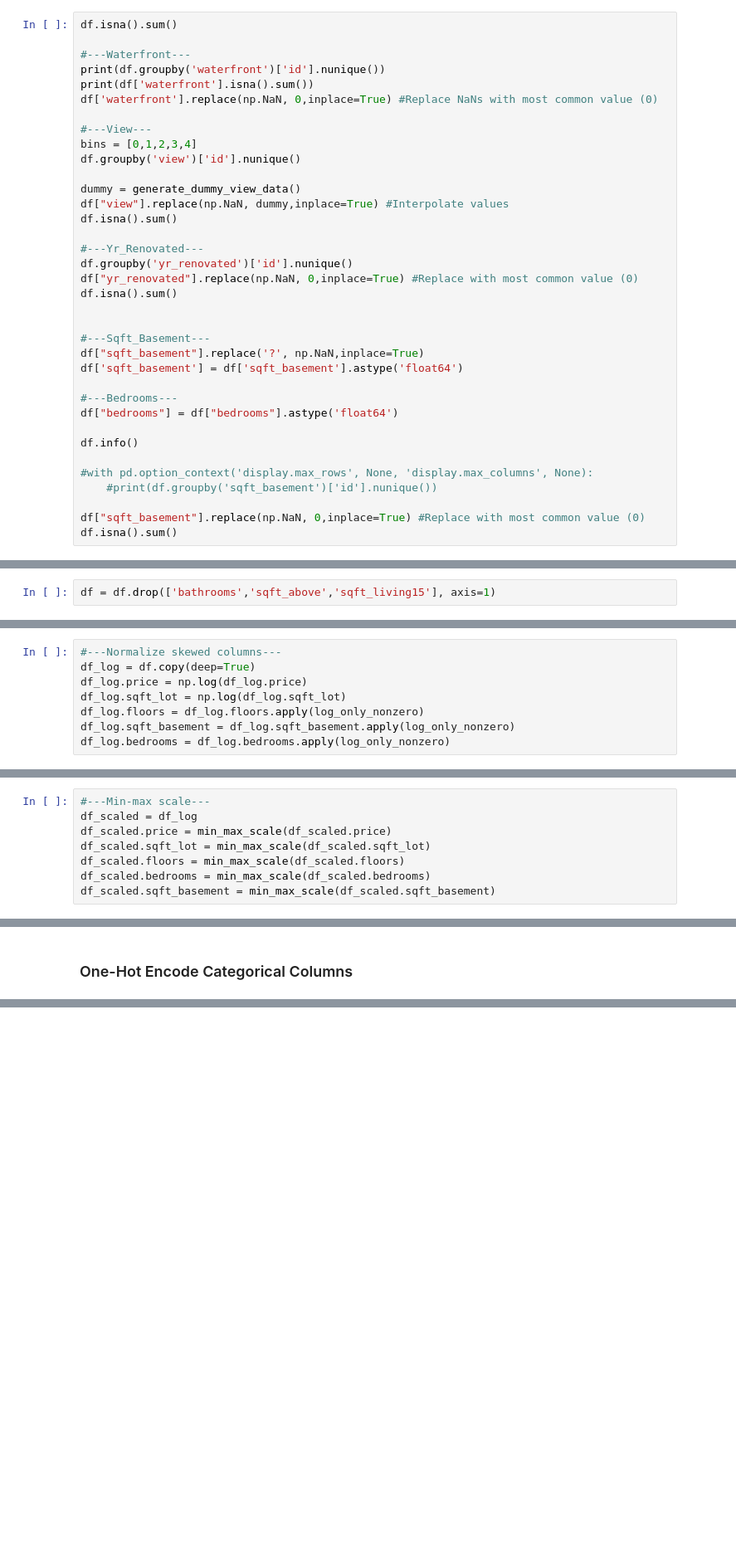
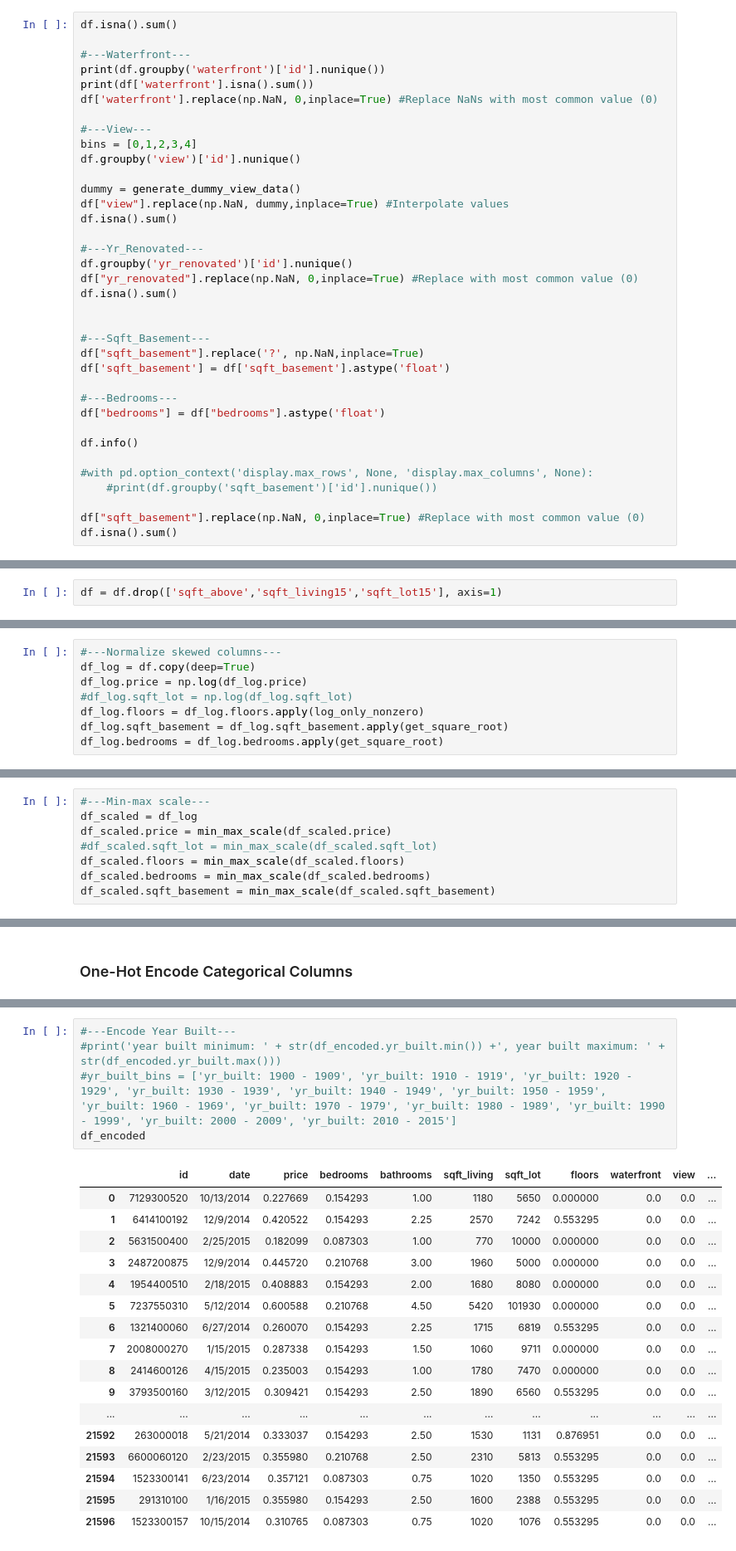
Before and after one commit to jsavory-94/dsc-1-final-project-online-ds-pt-021119, a Jupyter notebook: student.ipynb, the cells around one changed output, grey strips where cells are left out. Shown: that part at 83% size. Cells and saved outputs as stored; diff of their text form; blank space fills up the shorter version.

```diff
--- a/student.ipynb
+++ b/student.ipynb
@@ -96,10 +139,10 @@ df.isna().sum()
 
 #---Sqft_Basement---
 df["sqft_basement"].replace('?', np.NaN,inplace=True)
-df['sqft_basement'] = df['sqft_basement'].astype('float64')
+df['sqft_basement'] = df['sqft_basement'].astype('float')
 
 #---Bedrooms---
-df["bedrooms"] = df["bedrooms"].astype('float64')
+df["bedrooms"] = df["bedrooms"].astype('float')
 
 df.info()
 
@@ -198,7 +241,7 @@ It is intuitive that squarefoot living space is highly correlated with bathrooms
 
 Because bathrooms and squarefoot space are the variables dependent on squarefoot living they will be dropped. The squarefoot living space from 2015 will also be dropped because I'm assuming that the dataset's squarefoot living space variable that doesn't specify year is the most recent and therefore most relevant.
 # %%
-df = df.drop(['bathrooms','sqft_above','sqft_living15'], axis=1)
+df = df.drop(['sqft_above','sqft_living15','sqft_lot15'], axis=1)
 # %% [markdown]
 ### Normalize, Feature Scale Data
 # %%
@@ -224,10 +267,10 @@ floors_plot #Floors data is positively skewed
 #---Normalize skewed columns---
 df_log = df.copy(deep=True)
 df_log.price = np.log(df_log.price)
-df_log.sqft_lot = np.log(df_log.sqft_lot)
+#df_log.sqft_lot = np.log(df_log.sqft_lot)
 df_log.floors = df_log.floors.apply(log_only_nonzero)
-df_log.sqft_basement = df_log.sqft_basement.apply(log_only_nonzero)
-df_log.bedrooms = df_log.bedrooms.apply(log_only_nonzero)
+df_log.sqft_basement = df_log.sqft_basement.apply(get_square_root)
+df_log.bedrooms = df_log.bedrooms.apply(get_square_root)
 # %%
 #---Check if successfully normalized---
 #df_log.price.hist() #yes
@@ -239,7 +282,7 @@ df_log.bedrooms = df_log.bedrooms.apply(log_only_nonzero)
 #---Min-max scale---
 df_scaled = df_log
 df_scaled.price = min_max_scale(df_scaled.price)
-df_scaled.sqft_lot = min_max_scale(df_scaled.sqft_lot)
+#df_scaled.sqft_lot = min_max_scale(df_scaled.sqft_lot)
 df_scaled.floors = min_max_scale(df_scaled.floors)
 df_scaled.bedrooms = min_max_scale(df_scaled.bedrooms)
 df_scaled.sqft_basement = min_max_scale(df_scaled.sqft_basement)
@@ -254,0 +358,23 @@ df_scaled.sqft_lot.hist()
+# %%
+#---Encode Year Built---
+#print('year built minimum: ' + str(df_encoded.yr_built.min()) +', year built maximum: ' + str(df_encoded.yr_built.max()))
+#yr_built_bins = ['yr_built: 1900 - 1909', 'yr_built: 1910 - 1919', 'yr_built: 1920 - 1929', 'yr_built: 1930 - 1939', 'yr_built: 1940 - 1949', 'yr_built: 1950 - 1959', 'yr_built: 1960 - 1969', 'yr_built: 1970 - 1979', 'yr_built: 1980 - 1989', 'yr_built: 1990 - 1999', 'yr_built: 2000 - 2009', 'yr_built: 2010 - 2015']
+df_encoded
+# %% [output]
+|  | id | date | price | bedrooms | bathrooms | sqft_living | sqft_lot | floors | waterfront | view | ... |
+| 0 | 7129300520 | 10/13/2014 | 0.227669 | 0.154293 | 1.00 | 1180 | 5650 | 0.000000 | 0.0 | 0.0 | ... |
+| 1 | 6414100192 | 12/9/2014 | 0.420522 | 0.154293 | 2.25 | 2570 | 7242 | 0.553295 | 0.0 | 0.0 | ... |
+| 2 | 5631500400 | 2/25/2015 | 0.182099 | 0.087303 | 1.00 | 770 | 10000 | 0.000000 | 0.0 | 0.0 | ... |
+| 3 | 2487200875 | 12/9/2014 | 0.445720 | 0.210768 | 3.00 | 1960 | 5000 | 0.000000 | 0.0 | 0.0 | ... |
+| 4 | 1954400510 | 2/18/2015 | 0.408883 | 0.154293 | 2.00 | 1680 | 8080 | 0.000000 | 0.0 | 0.0 | ... |
+| 5 | 7237550310 | 5/12/2014 | 0.600588 | 0.210768 | 4.50 | 5420 | 101930 | 0.000000 | 0.0 | 0.0 | ... |
+| 6 | 1321400060 | 6/27/2014 | 0.260070 | 0.154293 | 2.25 | 1715 | 6819 | 0.553295 | 0.0 | 0.0 | ... |
+| 7 | 2008000270 | 1/15/2015 | 0.287338 | 0.154293 | 1.50 | 1060 | 9711 | 0.000000 | 0.0 | 0.0 | ... |
+| 8 | 2414600126 | 4/15/2015 | 0.235003 | 0.154293 | 1.00 | 1780 | 7470 | 0.000000 | 0.0 | 0.0 | ... |
+| 9 | 3793500160 | 3/12/2015 | 0.309421 | 0.154293 | 2.50 | 1890 | 6560 | 0.553295 | 0.0 | 0.0 | ... |
+| ... | ... | ... | ... | ... | ... | ... | ... | ... | ... | ... | ... |
+| 21592 | 263000018 | 5/21/2014 | 0.333037 | 0.154293 | 2.50 | 1530 | 1131 | 0.876951 | 0.0 | 0.0 | ... |
+| 21593 | 6600060120 | 2/23/2015 | 0.355980 | 0.210768 | 2.50 | 2310 | 5813 | 0.553295 | 0.0 | 0.0 | ... |
+| 21594 | 1523300141 | 6/23/2014 | 0.357121 | 0.087303 | 0.75 | 1020 | 1350 | 0.553295 | 0.0 | 0.0 | ... |
+| 21595 | 291310100 | 1/16/2015 | 0.355980 | 0.154293 | 2.50 | 1600 | 2388 | 0.553295 | 0.0 | 0.0 | ... |
+| 21596 | 1523300157 | 10/15/2014 | 0.310765 | 0.087303 | 0.75 | 1020 | 1076 | 0.553295 | 0.0 | 0.0 | ... |
```
Also changed, not shown: parts of 18 cells of this notebook.
